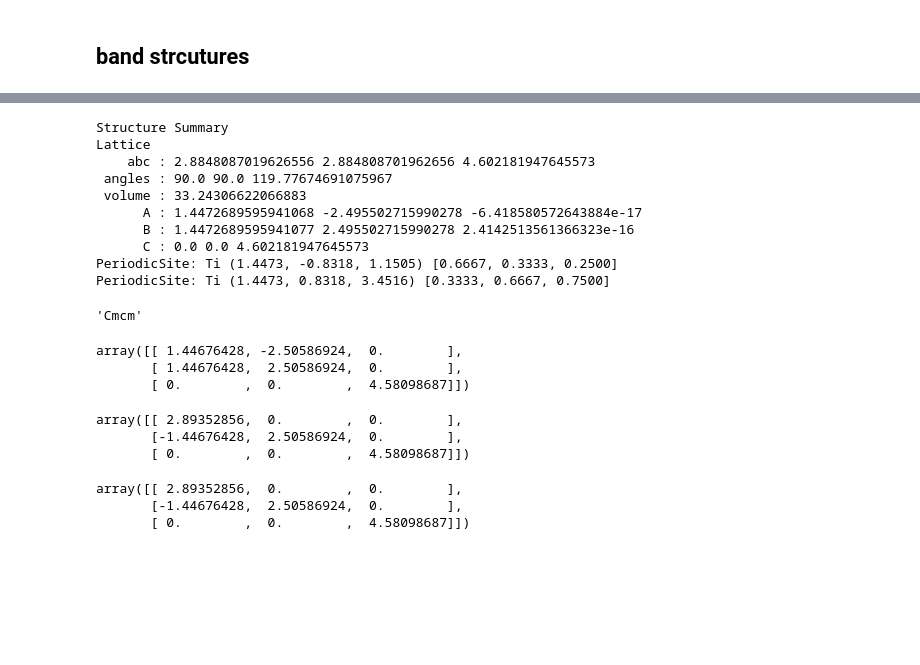
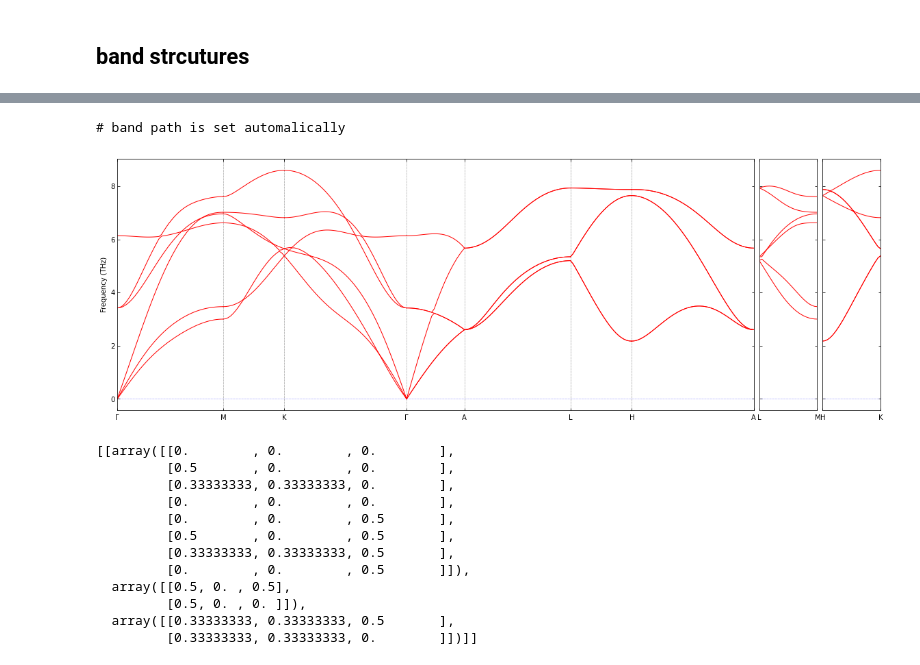
Before and after one commit to kei0822kei/aiidaplus, a Jupyter notebook: jupyter/shear.ipynb, the cells around one changed output, grey strips where cells are left out. Drawn from its saved outputs; the diff is of its cells as text; code cells hidden in the pictures; blank space fills up the shorter version.

```diff
--- a/jupyter/shear.ipynb
+++ b/jupyter/shear.ipynb
@@ -418,35 +120,22 @@ analizer = SpacegroupAnalyzer(pmgstructure, symprec=1e-5)
-# %%
-analizer.get_primitive_standard_structure(pmgstructure)
-# %% [output]
-Structure Summary
-Lattice
-    abc : 2.8848087019626556 2.884808701962656 4.602181947645573
- angles : 90.0 90.0 119.77674691075967
- volume : 33.24306622066883
-      A : 1.4472689595941068 -2.495502715990278 -6.418580572643884e-17
-      B : 1.4472689595941077 2.495502715990278 2.4142513561366323e-16
-      C : 0.0 0.0 4.602181947645573
-PeriodicSite: Ti (1.4473, -0.8318, 1.1505) [0.6667, 0.3333, 0.2500]
-PeriodicSite: Ti (1.4473, 0.8318, 3.4516) [0.3333, 0.6667, 0.7500]
-# %%
-analizer.get_space_group_symbol()
-# %% [output]
-'Cmcm'
-# %%
-phonons[0].get_unitcell().cell
-# %% [output]
-array([[ 1.44676428, -2.50586924,  0.        ],
-       [ 1.44676428,  2.50586924,  0.        ],
-       [ 0.        ,  0.        ,  4.58098687]])
-# %%
-phonons[0].get_primitive().cell
-# %% [output]
-array([[ 2.89352856,  0.        ,  0.        ],
-       [-1.44676428,  2.50586924,  0.        ],
-       [ 0.        ,  0.        ,  4.58098687]])
-# %%
-np.dot(phonons[0].get_unitcell().cell.T, phonons[0].get_primitive_matrix()).T
-# %% [output]
-array([[ 2.89352856,  0.        ,  0.        ],
-       [-1.44676428,  2.50586924,  0.        ],
-       [ 0.        ,  0.        ,  4.58098687]])
+# %%
+fig = plt.figure(figsize=(20,9))
+bp = BandsPlot(fig, phonons=[shear_phonons[0][0]], is_auto=True)
+bp.plot_bands()
+# %% [output]
+# band path is set automalically
+[figure, added]
+# %%
+bp._segment_qpoints_list
+# %% [output]
+[[array([[0.        , 0.        , 0.        ],
+         [0.5       , 0.        , 0.        ],
+         [0.33333333, 0.33333333, 0.        ],
+         [0.        , 0.        , 0.        ],
+         [0.        , 0.        , 0.5       ],
+         [0.5       , 0.        , 0.5       ],
+         [0.33333333, 0.33333333, 0.5       ],
+         [0.        , 0.        , 0.5       ]]),
+  array([[0.5, 0. , 0.5],
+         [0.5, 0. , 0. ]]),
+  array([[0.33333333, 0.33333333, 0.5       ],
+         [0.33333333, 0.33333333, 0.        ]])]]
```
Also changed, not shown: parts of 40 cells of this notebook, 1 other file.
